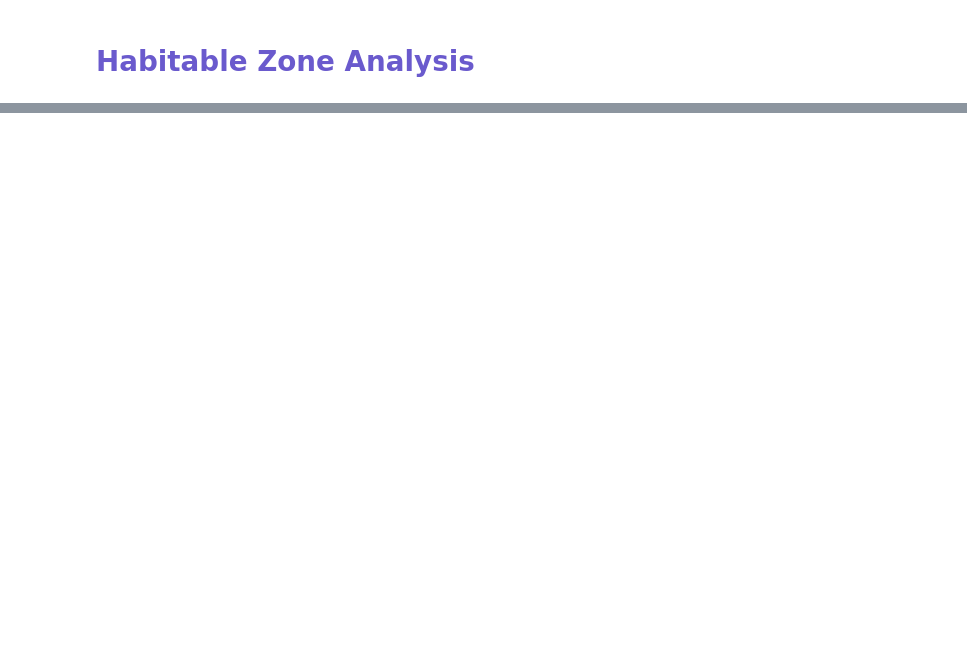
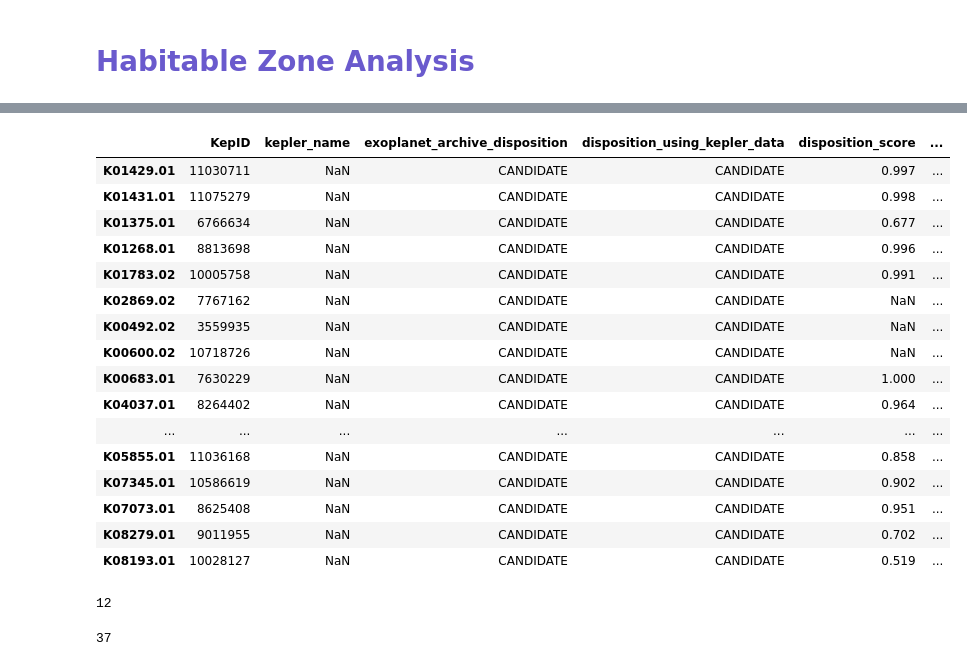
Before and after one commit to Rander417/KeplerExoplanet, a Jupyter notebook: Habitable_Zone_Analysis.ipynb, the cells around one changed output, grey strips where cells are left out. Cells and saved outputs as stored; diff of their text form; code cells hidden in the pictures; blank space fills up the shorter version.

```diff
--- a/Habitable_Zone_Analysis.ipynb
+++ b/Habitable_Zone_Analysis.ipynb
@@ -251,0 +186,4 @@ Confirmed_Exoplanets_df
+# %%
+# Select CANDIDATE OBJECTS
+Candidate_Objects_df = keplerProcessed_df .loc[(keplerProcessed_df ['exoplanet_archive_disposition'] == 'CANDIDATE')]
+Candidate_Objects_df
@@ -353 +322,37 @@ habitable_kepler_df.sort_values(by=['kepler_name'], ascending = False)
+# %%
+# Confirmed & candidate Objects of Interest that are located in "habitable zone"
+habitable_Candidate_Objects_df = Candidate_Objects_df.loc[(Candidate_Objects_df['orbital_period[days]']>200)
+                                                  & (Candidate_Objects_df['orbital_period[days]']<400)
+                                                  & (Candidate_Objects_df['stellar_effective_temperature']>5500)
+                                                  & (Candidate_Objects_df['stellar_effective_temperature']<6500)
+                                                  & (Candidate_Objects_df['stellar_radius[solar_radii]']<= 2.0)
+                                                  & (Candidate_Objects_df['stellar_metallicity']>0)
+]
+habitable_Candidate_Objects_df.sort_values(by=['kepler_name'], ascending = False)
+# %% [output]
+|  | KepID | kepler_name | exoplanet_archive_disposition | disposition_using_kepler_data | disposition_score | ... |
+| K01429.01 | 11030711 | NaN | CANDIDATE | CANDIDATE | 0.997 | ... |
+| K01431.01 | 11075279 | NaN | CANDIDATE | CANDIDATE | 0.998 | ... |
+| K01375.01 | 6766634 | NaN | CANDIDATE | CANDIDATE | 0.677 | ... |
+| K01268.01 | 8813698 | NaN | CANDIDATE | CANDIDATE | 0.996 | ... |
+| K01783.02 | 10005758 | NaN | CANDIDATE | CANDIDATE | 0.991 | ... |
+| K02869.02 | 7767162 | NaN | CANDIDATE | CANDIDATE | NaN | ... |
+| K00492.02 | 3559935 | NaN | CANDIDATE | CANDIDATE | NaN | ... |
+| K00600.02 | 10718726 | NaN | CANDIDATE | CANDIDATE | NaN | ... |
+| K00683.01 | 7630229 | NaN | CANDIDATE | CANDIDATE | 1.000 | ... |
+| K04037.01 | 8264402 | NaN | CANDIDATE | CANDIDATE | 0.964 | ... |
+| ... | ... | ... | ... | ... | ... | ... |
+| K05855.01 | 11036168 | NaN | CANDIDATE | CANDIDATE | 0.858 | ... |
+| K07345.01 | 10586619 | NaN | CANDIDATE | CANDIDATE | 0.902 | ... |
+| K07073.01 | 8625408 | NaN | CANDIDATE | CANDIDATE | 0.951 | ... |
+| K08279.01 | 9011955 | NaN | CANDIDATE | CANDIDATE | 0.702 | ... |
+| K08193.01 | 10028127 | NaN | CANDIDATE | CANDIDATE | 0.519 | ... |
+# %%
+habitable_confirmed_df.shape[0]
+# %% [output]
+12
+# %%
+habitable_Candidate_Objects_df.shape[0]
+# %% [output]
+37
 # %%
```
Also changed, not shown: parts of 16 cells of this notebook, 8 other files.
